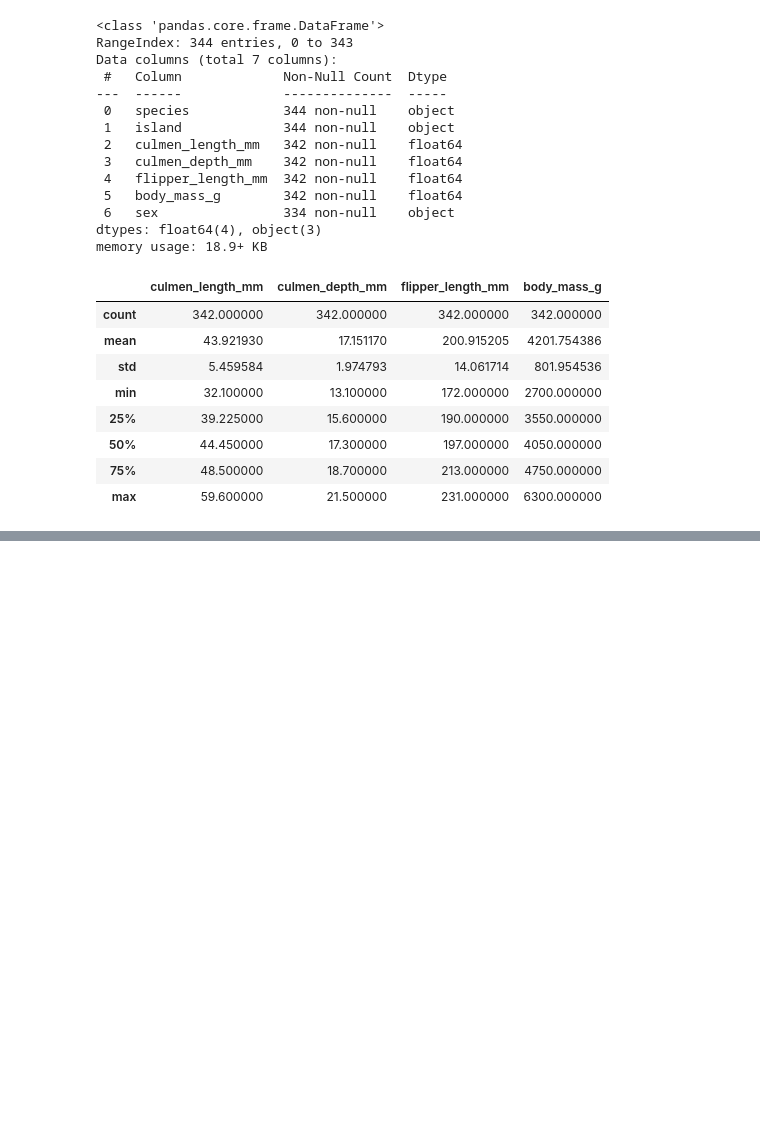
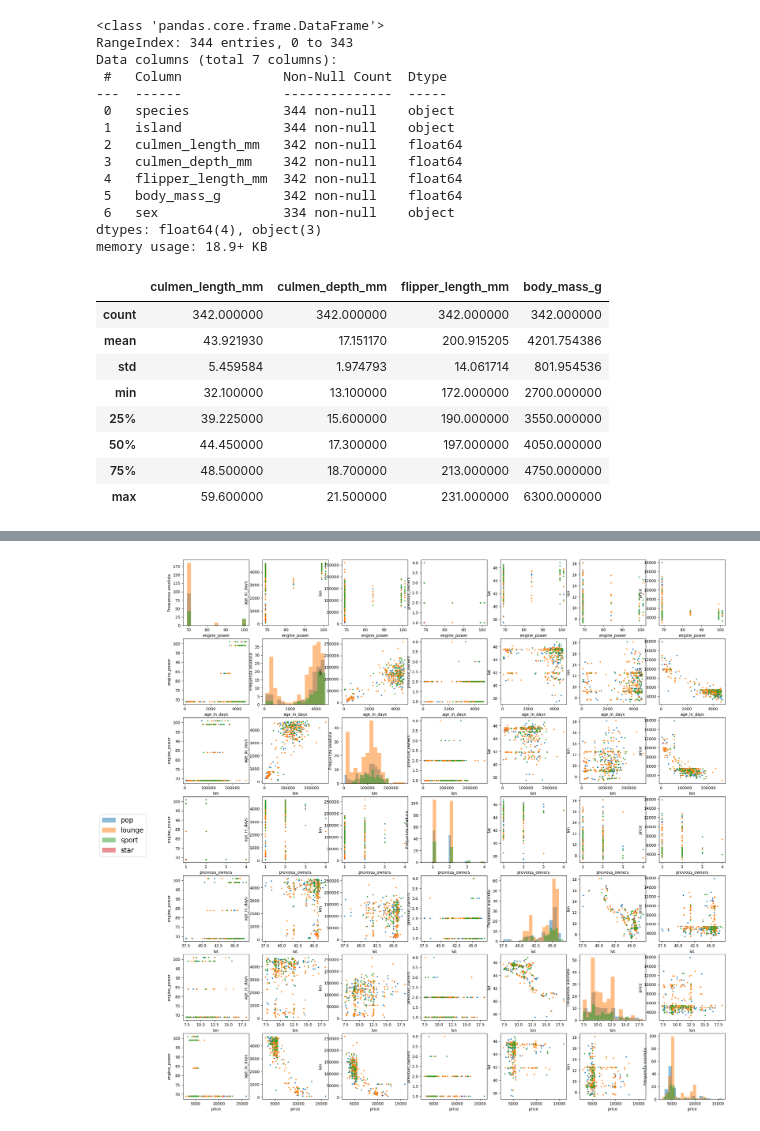
Before and after one commit to icoSolaro/Microrobotica_5, a Jupyter notebook: Pandas/Analisi_penguins.ipynb, the cells around one changed output, grey strips where cells are left out. Cells and saved outputs as stored; diff of their text form; code cells hidden in the pictures; blank space fills up the shorter version.

```diff
--- a/Pandas/Analisi_penguins.ipynb
+++ b/Pandas/Analisi_penguins.ipynb
@@ -66,0 +68,37 @@ plt.show()
+# %%
+def scatter_plot(ax, x_name, y_name, categoria):
+    for cat in data[categoria].unique():
+        data_cat=data[data[categoria]==cat]
+        ax.scatter(data_cat[x_name], data_cat[y_name], s=5, label=cat)
+    ax.set_xlabel(x_name)
+    ax.set_ylabel(y_name)
+    #ax.legend()
+
+def histogram_plot(ax, x_name, categoria):
+    for cat in data[categoria].unique():
+        data_cat=data[data[categoria]==cat]
+        ax.hist(data_cat[x_name], bins=15 , label=cat, alpha=0.5)
+    ax.set_xlabel(x_name)
+    ax.set_ylabel("Frequenza assoluta")
+    #ax.legend()
+
+def analizzaDataset(data, categoria):
+    validCols = [data[d].dtype!="object" for d in data]
+    cols_numeriche=data.columns[validCols]
+    n=len(cols_numeriche)
+    fig, axs = plt.subplots(figsize=(25, 25), nrows=n, ncols=n)
+    for i, col_1 in enumerate(cols_numeriche):
+        for j, col_2 in enumerate(cols_numeriche):
+            if i!=j:
+                scatter_plot(axs[i, j], col_1 , col_2, categoria)
+            else:
+                histogram_plot(axs[i, j], col_1, categoria)
+
+    plt.savefig('./analisiEffettuata.pdf')
+    fig.legend(data[categoria].unique(), loc="center left", fontsize="xx-large")
+    plt.show()
+# %%
+data=pd.read_csv("./Used_fiat_500_in_Italy_dataset.csv")
+analizzaDataset(data, "model")
+# %% [output]
+[figure, added]
```
Also changed, not shown: parts of 2 cells of this notebook, 26 other files.
